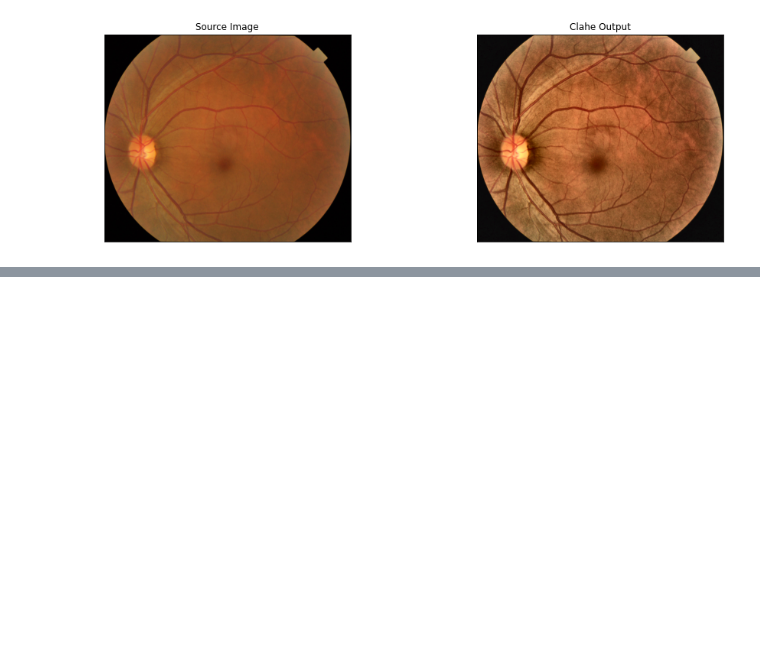
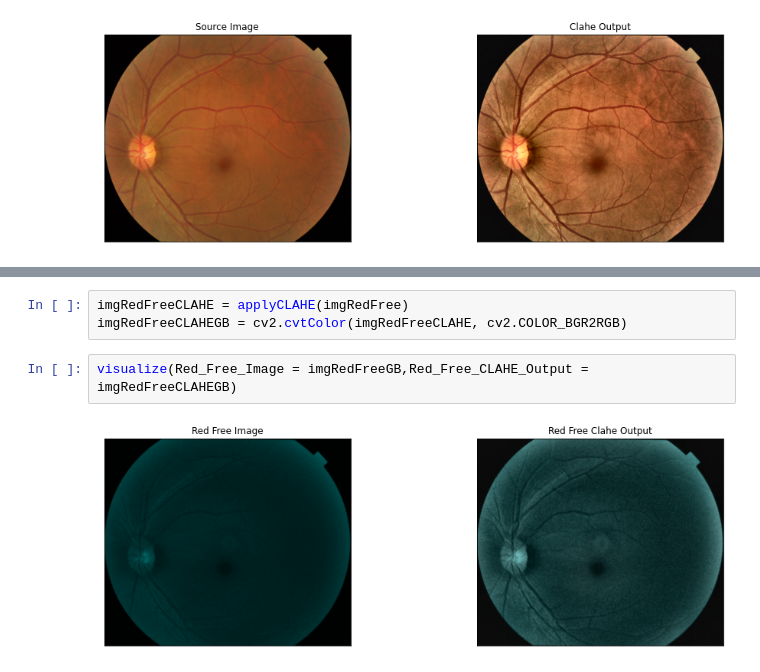
Before and after one commit to CostaDiego/image-enhancement, a Jupyter notebook: ImageEnhancement.ipynb, the cells around one changed output, grey strips where cells are left out. Cells and saved outputs as stored; diff of their text form; blank space fills up the shorter version.

```diff
--- a/ImageEnhancement.ipynb
+++ b/ImageEnhancement.ipynb
@@ -57,0 +75,7 @@ visualize(Source_Image = img_RGB,CLAHE_Output = imgCLAHE_RGB)
+# %%
+imgRedFreeCLAHE = applyCLAHE(imgRedFree)
+imgRedFreeCLAHEGB = cv2.cvtColor(imgRedFreeCLAHE, cv2.COLOR_BGR2RGB)
+# %%
+visualize(Red_Free_Image = imgRedFreeGB,Red_Free_CLAHE_Output = imgRedFreeCLAHEGB)
+# %% [output]
+[figure, added]
```
Also changed, not shown: parts of 4 cells of this notebook.
